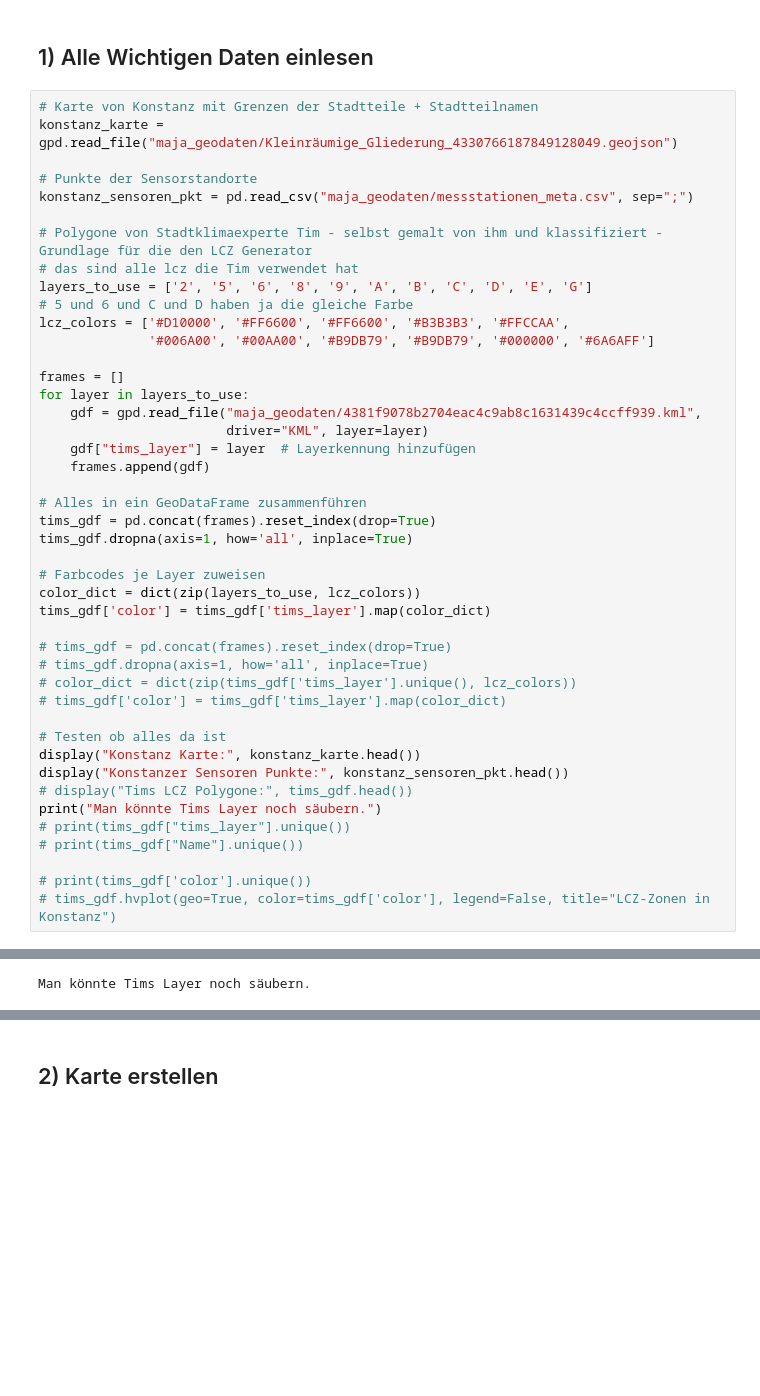
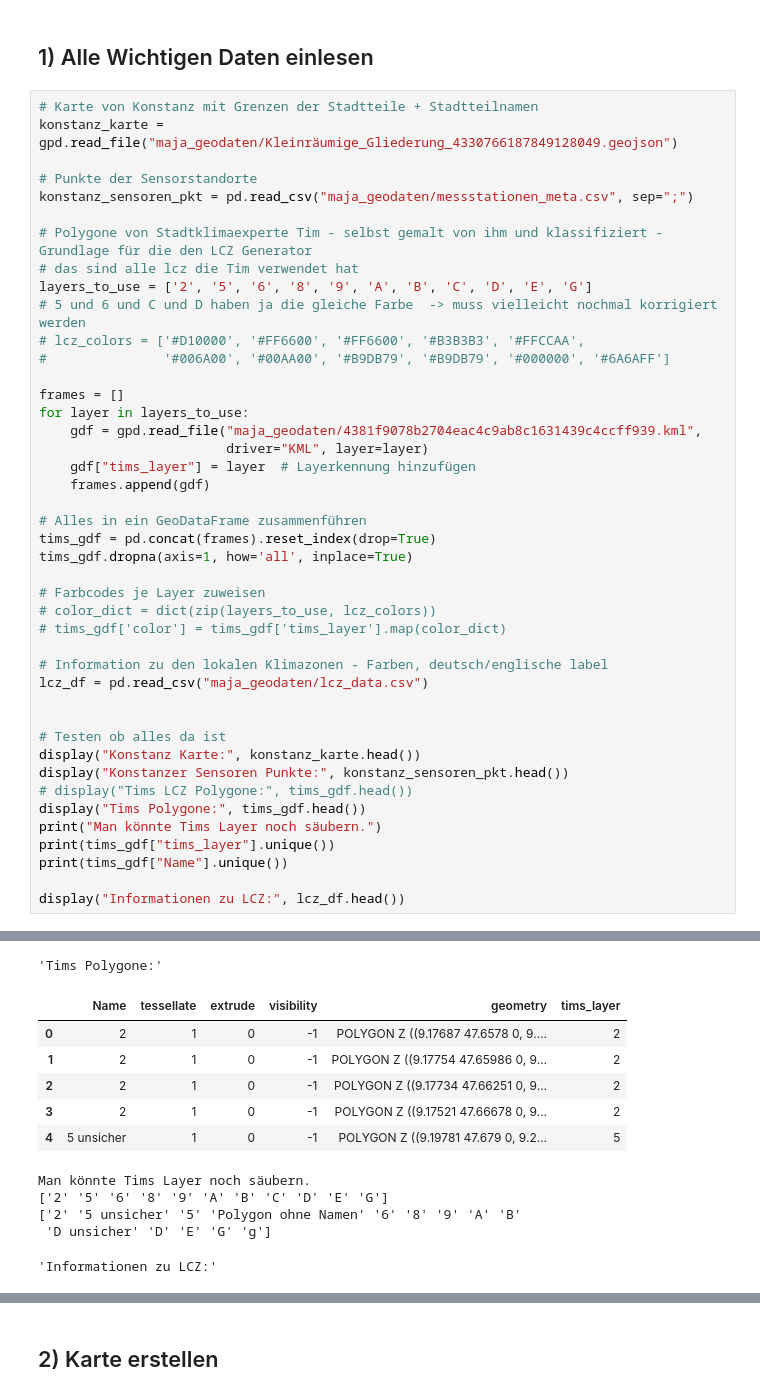
Before and after one commit to sgc-kn/dashboards, a Jupyter notebook: majas_notebooks/interaktive_Karte.ipynb, the cells around one changed output, grey strips where cells are left out. Drawn from its saved outputs; the diff is of its cells as text; blank space fills up the shorter version.

```diff
--- a/majas_notebooks/interaktive_Karte.ipynb
+++ b/majas_notebooks/interaktive_Karte.ipynb
@@ -39,9 +48,9 @@ konstanz_sensoren_pkt = pd.read_csv("maja_geodaten/messstationen_meta.csv", sep=
 # Polygone von Stadtklimaexperte Tim - selbst gemalt von ihm und klassifiziert - Grundlage für die den LCZ Generator
 # das sind alle lcz die Tim verwendet hat
 layers_to_use = ['2', '5', '6', '8', '9', 'A', 'B', 'C', 'D', 'E', 'G']
-# 5 und 6 und C und D haben ja die gleiche Farbe
-lcz_colors = ['#D10000', '#FF6600', '#FF6600', '#B3B3B3', '#FFCCAA',
-              '#006A00', '#00AA00', '#B9DB79', '#B9DB79', '#000000', '#6A6AFF']
+# 5 und 6 und C und D haben ja die gleiche Farbe  -> muss vielleicht nochmal korrigiert werden
+# lcz_colors = ['#D10000', '#FF6600', '#FF6600', '#B3B3B3', '#FFCCAA',
+#               '#006A00', '#00AA00', '#B9DB79', '#B9DB79', '#000000', '#6A6AFF']
 
 frames = []
 for layer in layers_to_use:
@@ -51,41 +60,51 @@ for layer in layers_to_use:
     frames.append(gdf)
 
 # Alles in ein GeoDataFrame zusammenführen
 tims_gdf = pd.concat(frames).reset_index(drop=True)
 tims_gdf.dropna(axis=1, how='all', inplace=True)
 
 # Farbcodes je Layer zuweisen
-color_dict = dict(zip(layers_to_use, lcz_colors))
-tims_gdf['color'] = tims_gdf['tims_layer'].map(color_dict)
+# color_dict = dict(zip(layers_to_use, lcz_colors))
+# tims_gdf['color'] = tims_gdf['tims_layer'].map(color_dict)
 
-# tims_gdf = pd.concat(frames).reset_index(drop=True)
-# tims_gdf.dropna(axis=1, how='all', inplace=True)
-# color_dict = dict(zip(tims_gdf['tims_layer'].unique(), lcz_colors))
-# tims_gdf['color'] = tims_gdf['tims_layer'].map(color_dict)
+# Information zu den lokalen Klimazonen - Farben, deutsch/englische label
+lcz_df = pd.read_csv("maja_geodaten/lcz_data.csv")
+
 
 # Testen ob alles da ist
 display("Konstanz Karte:", konstanz_karte.head())
 display("Konstanzer Sensoren Punkte:", konstanz_sensoren_pkt.head())
 # display("Tims LCZ Polygone:", tims_gdf.head())
+display("Tims Polygone:", tims_gdf.head())
 print("Man könnte Tims Layer noch säubern.")
-# print(tims_gdf["tims_layer"].unique())
-# print(tims_gdf["Name"].unique())
+print(tims_gdf["tims_layer"].unique())
+print(tims_gdf["Name"].unique())
 
-# print(tims_gdf['color'].unique())
-# tims_gdf.hvplot(geo=True, color=tims_gdf['color'], legend=False, title="LCZ-Zonen in Konstanz")
+display("Informationen zu LCZ:", lcz_df.head())
 # %% [output]
 'Konstanz Karte:'
 |  | OBJECTID | STT_NR | STT | STT_NAME | AREA | LEN | geometry |
 | 0 | 1043 | 090 | 90 | Industriegebiet | None | None | MULTIPOLYGON (((9.12893 47.68435,... |
 | 1 | 1044 | 100 | 100 | Egg | None | None | POLYGON ((9.18497 47.70226, 9.185... |
 | 2 | 1045 | 110 | 110 | Litzelstetten | None | None | MULTIPOLYGON (((9.17016 47.6981, ... |
 | 3 | 1046 | 120 | 120 | Dingelsdorf | None | None | POLYGON ((9.17454 47.73315, 9.174... |
 | 4 | 1047 | 130 | 130 | Dettingen | None | None | POLYGON ((9.10776 47.76265, 9.107... |
 'Konstanzer Sensoren Punkte:'
 |  | name | Geogr.Laenge | Geogr.Breite |
 | 0 | Döbele | 9.168898 | 47.658239 |
 | 1 | Europapark | 9.162823 | 47.667215 |
 | 2 | Fähre Staad | 9.209338 | 47.682119 |
 | 3 | Friedrichstrasse | 9.183755 | 47.675575 |
 | 4 | Herose-Park | 9.174574 | 47.669055 |
-Man könnte Tims Layer noch säubern.
+'Tims Polygone:'
+|  | Name | tessellate | extrude | visibility | geometry | tims_layer |
+| 0 | 2 | 1 | 0 | -1 | POLYGON Z ((9.17687 47.6578 0, 9.... | 2 |
+| 1 | 2 | 1 | 0 | -1 | POLYGON Z ((9.17754 47.65986 0, 9... | 2 |
+| 2 | 2 | 1 | 0 | -1 | POLYGON Z ((9.17734 47.66251 0, 9... | 2 |
+| 3 | 2 | 1 | 0 | -1 | POLYGON Z ((9.17521 47.66678 0, 9... | 2 |
+| 4 | 5 unsicher | 1 | 0 | -1 | POLYGON Z ((9.19781 47.679 0, 9.2... | 5 |
+Man könnte Tims Layer noch säubern.
+['2' '5' '6' '8' '9' 'A' 'B' 'C' 'D' 'E' 'G']
+['2' '5 unsicher' '5' 'Polygon ohne Namen' '6' '8' '9' 'A' 'B'
+ 'D unsicher' 'D' 'E' 'G' 'g']
+'Informationen zu LCZ:'
```
Also changed, not shown: parts of 7 cells of this notebook.
